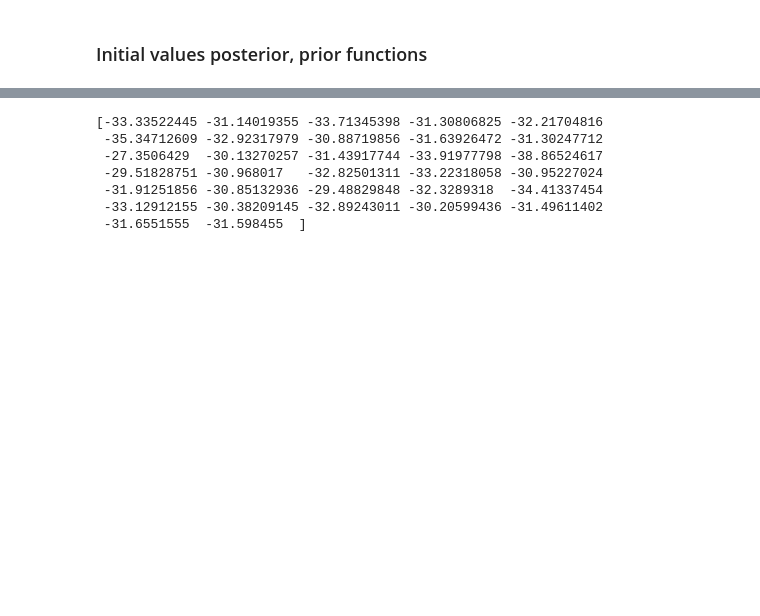
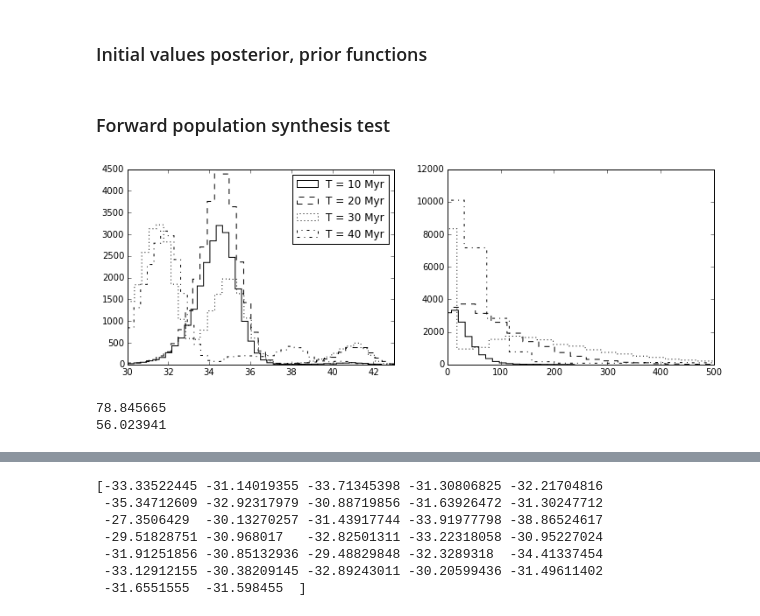
Before and after one commit to astroJeff/XRB, a Jupyter notebook: notebooks/MCMC XRB.ipynb, the cells around one changed output, grey strips where cells are left out. Saved outputs shown, nothing was run; the diff lists cells and outputs as text; code cells hidden in the pictures; blank space fills up the shorter version.

```diff
--- a/notebooks/MCMC XRB.ipynb
+++ b/notebooks/MCMC XRB.ipynb
@@ -203,7 +204,6 @@ def get_v_wind(mass, radius):
 def func_Lx_forward(M_1_a, M_2_a, M_2_in, A_in, t_obs):
 
     t_eff_obs = func_get_time(M_1_a, M_2_a, t_obs)
-    if t_eff_obs < 0.0: return 0.0, 0.0
 
     if isinstance(t_eff_obs, np.ndarray):
         M_2_out = np.array([])
@@ -219,15 +219,21 @@ def func_Lx_forward(M_1_a, M_2_a, M_2_in, A_in, t_obs):
                 R_out = np.append(R_out, 0.0)
             else:
                 if isinstance(M_2_in, np.ndarray):
-                    a, b, c = func_get_sse_star(M_2_in[i], t_eff_obs[i])
+                    if M_2_in[i] > max_mass:
+                        a, b, c = 0.0, 0.0, 0.0
+                    else:
+                        a, b, c = func_get_sse_star(M_2_in[i], t_eff_obs[i])
                 else:
-                    a, b, c = func_get_sse_star(M_2_in, t_eff_obs[i])
+                    if M_2_in > max_mass:
+                        a, b, c = 0.0, 0.0, 0.0
+                    else:
+                        a, b, c = func_get_sse_star(M_2_in, t_eff_obs[i])
 
                 M_2_out = np.append(M_2_out, a)
                 M_dot_wind = np.append(M_dot_wind, b)
-                R_out = np.append(radius, c)
+                R_out = np.append(R_out, c)
     else:
-        if (t_eff_obs < 0.0):
+        if (t_eff_obs < 0.0 or M_2_in > max_mass):
             M_2_out = M_2_in
             M_dot_wind = 0.0
             R_out = 0.0
@@ -240,7 +246,8 @@ def func_Lx_forward(M_1_a, M_2_a, M_2_in, A_in, t_obs):
     # Get final orbital separation
     A_out = (M_NS + M_2_in) / (M_NS + M_2_out) * A_in
 
-    M_dot_out = (GGG*M_NS / (v_wind*v_wind*A_out))**2 * M_dot_wind
+    f_capture = (GGG*M_NS / (v_wind*v_wind*A_out))**2
+    M_dot_out = f_capture * M_dot_wind
 
     L_bol = GGG * M_NS * M_dot_out / R_NS * km_to_cm * Msun_to_g * Rsun_to_cm / yr_to_sec
     L_x = L_bol
@@ -587,3 +594,5 @@ def full_forward(M1, M2, A, v_k, theta, phi, t_obs):
     M_2_tmp, L_x_tmp = func_Lx_forward(M1, M2, M_2_b, A_tmp, t_obs)
 
     return M_2_tmp, L_x_tmp, v_sys_tmp
+# %% [markdown]
+### Forward population synthesis test
@@ -590,3 +652,56 @@ def full_forward(M1, M2, A, v_k, theta, phi, t_obs):
+# %%
+fig = plt.figure(figsize=(12,4))
+ax1 = fig.add_subplot(1,2,1)
+ax2 = fig.add_subplot(1,2,2)
+
+
+
+t_obs = 10.0
+M_1_b, M_2_b, A_b = func_MT_forward(M_1_a, M_2_a, A_a)
+A_tmp, v_sys_tmp, e_tmp = func_SN_forward(M_1_b, M_2_b, A_b, v_k, theta, phi)
+dist = v_sys_tmp * (t_obs - func_sse_tmax(M_1_a)) * km_to_cm / pc_to_cm * 1.0e6 * yr_to_sec
+M_2_tmp, L_x_tmp = func_Lx_forward(M_1_a, M_2_a, M_2_b, A_tmp, t_obs)
+ax1.hist(np.log10(L_x_tmp[L_x_tmp>1.0e30]), color='k', histtype='step', linestyle='solid', bins=40, label='T = 10 Myr')
+ax2.hist(dist[L_x_tmp>1.0e30], color='k', histtype='step', linestyle='solid', bins=40)
+
+t_obs = 20.0
+M_1_b, M_2_b, A_b = func_MT_forward(M_1_a, M_2_a, A_a)
+A_tmp, v_sys_tmp, e_tmp = func_SN_forward(M_1_b, M_2_b, A_b, v_k, theta, phi)
+dist = v_sys_tmp * (t_obs - func_sse_tmax(M_1_a)) * km_to_cm / pc_to_cm * 1.0e6 * yr_to_sec
+M_2_tmp, L_x_tmp = func_Lx_forward(M_1_a, M_2_a, M_2_b, A_tmp, t_obs)
+ax1.hist(np.log10(L_x_tmp[L_x_tmp>1.0e30]), color='k', histtype='step', linestyle='dashed', bins=40, label='T = 20 Myr')
+ax2.hist(dist[L_x_tmp>1.0e30], color='k', histtype='step', linestyle='dashed', bins=40)
+
+t_obs = 30.0
+M_1_b, M_2_b, A_b = func_MT_forward(M_1_a, M_2_a, A_a)
+A_tmp, v_sys_tmp, e_tmp = func_SN_forward(M_1_b, M_2_b, A_b, v_k, theta, phi)
+dist = v_sys_tmp * (t_obs - func_sse_tmax(M_1_a)) * km_to_cm / pc_to_cm * 1.0e6 * yr_to_sec
+M_2_tmp, L_x_tmp = func_Lx_forward(M_1_a, M_2_a, M_2_b, A_tmp, t_obs)
+ax1.hist(np.log10(L_x_tmp[L_x_tmp>1.0e30]), color='k', histtype='step', linestyle='dotted', bins=40, label='T = 30 Myr')
+ax2.hist(dist[L_x_tmp>1.0e30], color='k', histtype='step', linestyle='dotted', bins=40)
+
+t_obs = 40.0
+M_1_b, M_2_b, A_b = func_MT_forward(M_1_a, M_2_a, A_a)
+A_tmp, v_sys_tmp, e_tmp = func_SN_forward(M_1_b, M_2_b, A_b, v_k, theta, phi)
+dist = v_sys_tmp * (t_obs - func_sse_tmax(M_1_a)) * km_to_cm / pc_to_cm * 1.0e6 * yr_to_sec
+M_2_tmp, L_x_tmp = func_Lx_forward(M_1_a, M_2_a, M_2_b, A_tmp, t_obs)
+ax1.hist(np.log10(L_x_tmp[L_x_tmp>1.0e30]), color='k', histtype='step', linestyle='dashdot', bins=40, label='T = 40 Myr')
+ax2.hist(dist[L_x_tmp>1.0e30], color='k', histtype='step', linestyle='dashdot', bins=40)
+
+ax1.set_xlim(30.0, 43.0)
+ax1.legend()
+
+ax2.set_xlim(0.0, 500.0)
+
+plt.show()
+# %% [output]
+[figure, added]
+# %%
+print func_sse_tmax(6.0)
+print func_sse_tmax(7.0)
+# %% [output]
+78.845665
+56.023941
 # %%
 M1 = 16.2
 M2 = 5.0
```
Also changed, not shown: parts of 7 cells of this notebook, 1 other file.
